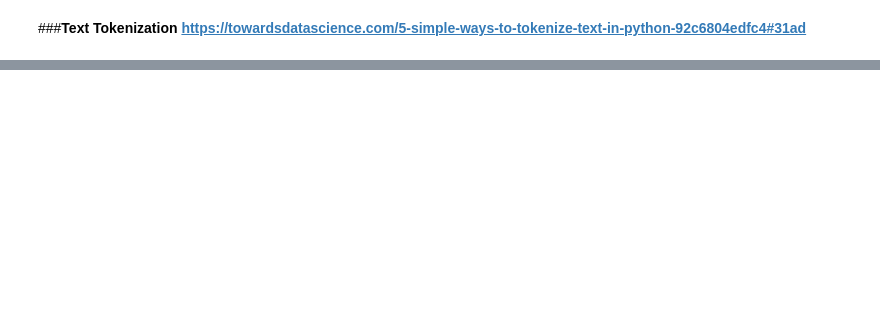
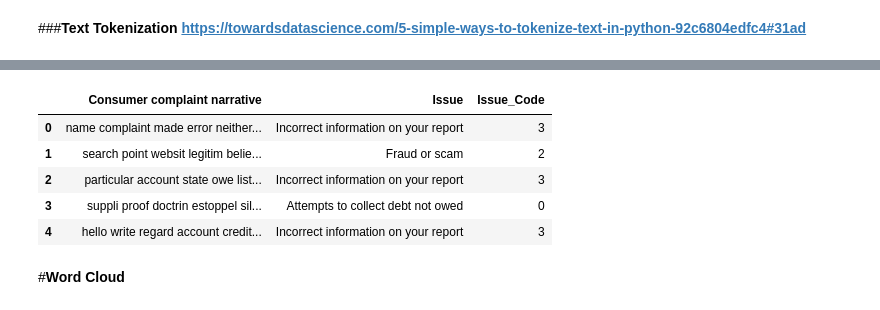
Before and after one commit to nss-data-science-cohort-6/cfpb_text_classification-el_chapo, a Jupyter notebook: complaints_preprocessing.ipynb, the cells around one changed output, grey strips where cells are left out. Drawn from its saved outputs; the diff is of its cells as text; code cells hidden in the pictures; blank space fills up the shorter version.

```diff
--- a/complaints_preprocessing.ipynb
+++ b/complaints_preprocessing.ipynb
@@ -41,2 +59,4 @@ complaints
+# %%
+complaints['Issue_Code'] = complaints['Issue'].astype('category').cat.codes
 # %% [markdown]
 #**Text Preprocessing**
@@ -71 +113,10 @@ complaints['Consumer complaint narrative'] = complaints['Consumer complaint narr
+# %%
+complaints.head()
+# %% [output]
+|  | Consumer complaint narrative | Issue | Issue_Code |
+| 0 | name complaint made error neither... | Incorrect information on your report | 3 |
+| 1 | search point websit legitim belie... | Fraud or scam | 2 |
+| 2 | particular account state owe list... | Incorrect information on your report | 3 |
+| 3 | suppli proof doctrin estoppel sil... | Attempts to collect debt not owed | 0 |
+| 4 | hello write regard account credit... | Incorrect information on your report | 3 |
 # %%
@@ -75,0 +130,2 @@ complaints['Consumer complaint narrative'] = complaints['Consumer complaint narr
+# %% [markdown]
+#**Word Cloud**
```
Also changed, not shown: parts of 15 cells of this notebook.
